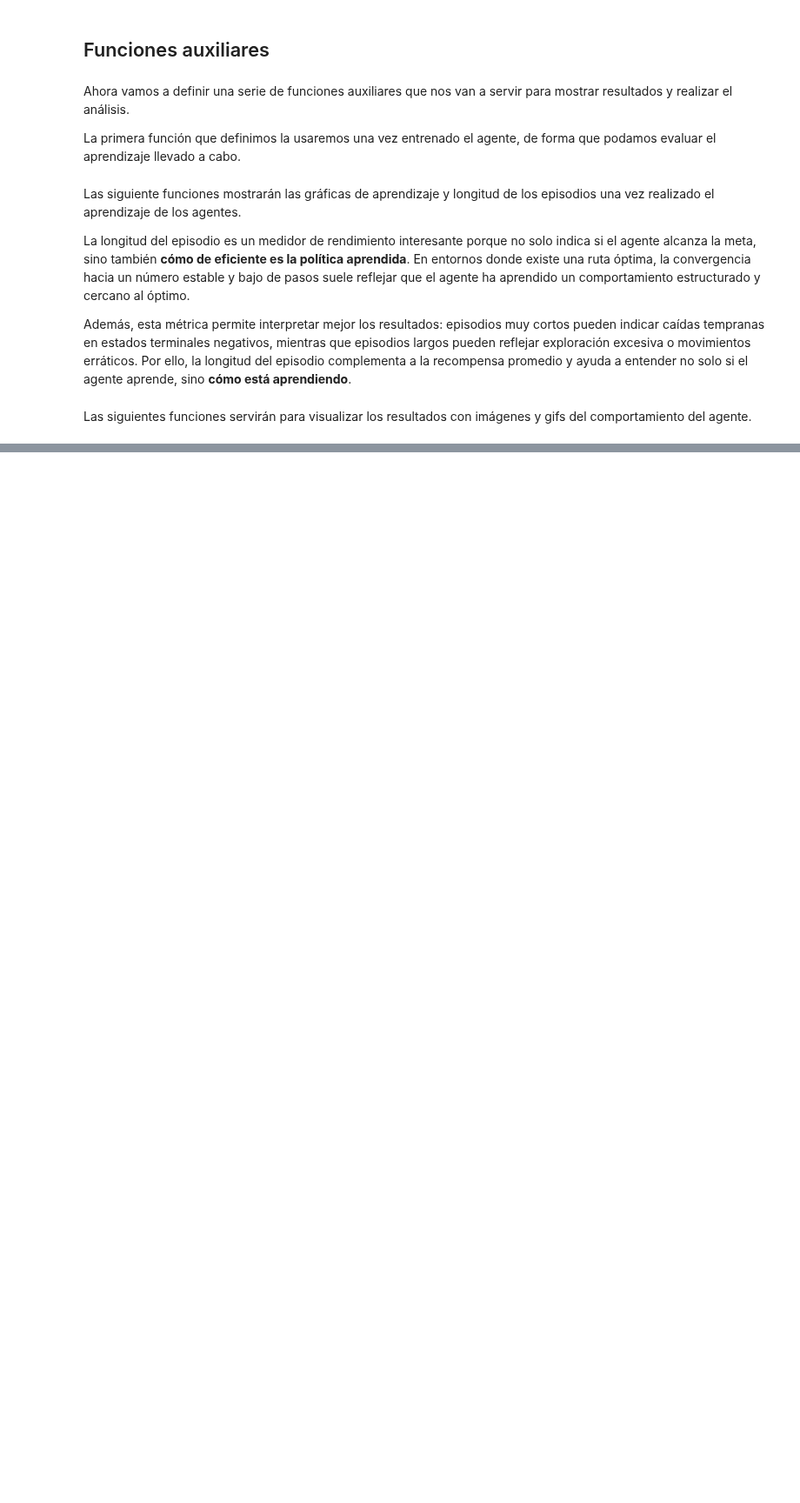
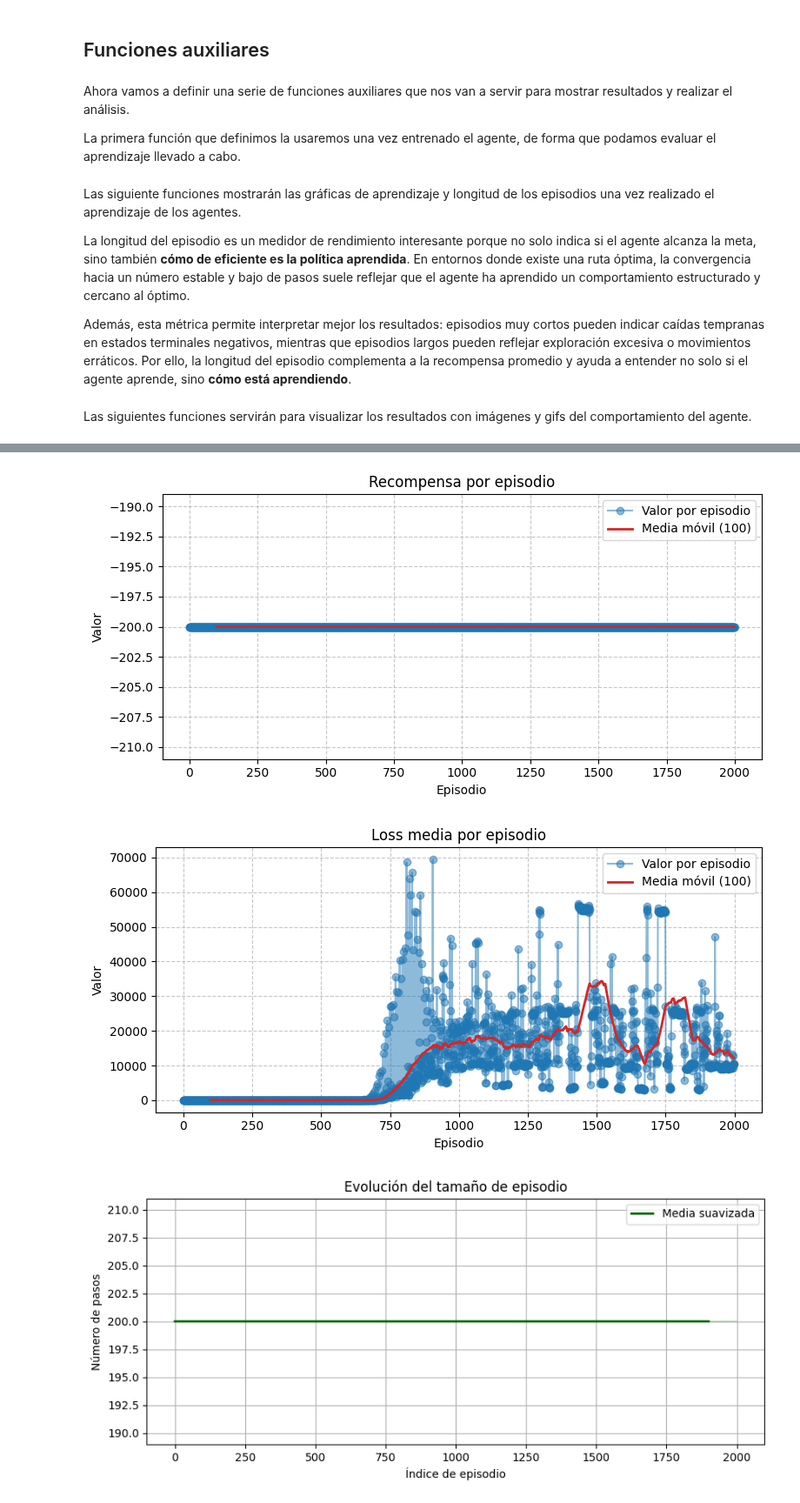
Before and after one commit to angelms2003/FernandezMartinezPolo-EML-RL, a Jupyter notebook: Entornos_Complejos/Deep_Q_Learning.ipynb, the cells around one changed output, grey strips where cells are left out. Shown at 87% size. Drawn from its saved outputs; the diff is of its cells as text; code cells hidden in the pictures; blank space fills up the shorter version.

```diff
--- a/Entornos_Complejos/Deep_Q_Learning.ipynb
+++ b/Entornos_Complejos/Deep_Q_Learning.ipynb
@@ -201,0 +322,7 @@ def on_policy_all_visit(agente, num_episodes=5000):
+# %%
+def normalize_state(state):
+    pos_min, pos_max = -1.2, 0.6
+    vel_min, vel_max = -0.07, 0.07
+    pos = (state[0] - pos_min) / (pos_max - pos_min)
+    vel = (state[1] - vel_min) / (vel_max - vel_min)
+    return np.array([pos, vel])
@@ -753,0 +589,4 @@ Los resultados, como se puede observar, son nefastos. El incremento de complejid
+# %%
+env = gym.make("MountainCar-v0", render_mode="rgb_array")
+# Fijamos la semilla
+env.reset(seed=SEED)
@@ -753,0 +601,25 @@ Los resultados, como se puede observar, son nefastos. El incremento de complejid
+# %%
+n_episodes = 2000  # menos para pruebas rápidas
+
+agent = DQN_Agent(
+    env,
+    hidden_dim=128,
+    lr=1e-3,
+    gamma=0.99,
+    epsilon=1.0,          # empezamos más exploratorio
+    epsilon_min=0.05,
+    epsilon_decay=0.995,
+    buffer_size=10000,
+    batch_size=64,
+    target_update_freq=1000,
+    max_steps_episode=200,
+    clip_grad=1.0
+)
+
+rewards_per_episode, episode_lengths, episode_losses = train_dqn(agent, n_episodes, seed=SEED)
+
+# Guardar modelo final
+agent.save_model("modelo_dqn.pth")
+
+print(f"Entrenamiento finalizado. Pasos totales: {agent.steps}")
+print(f"Reward medio últimos 100 episodios: {np.mean(rewards_per_episode[-100:]):.2f}")
@@ -753,0 +639,8 @@ Los resultados, como se puede observar, son nefastos. El incremento de complejid
+# %%
+display_training_curve(rewards_per_episode, "Recompensa por episodio")
+display_training_curve(episode_losses, "Loss media por episodio")
+draw_episode_length_trend(episode_lengths)
+# %% [output]
+[figure, added]
+[figure, added]
+[figure, added]
```
Also changed, not shown: parts of 78 cells of this notebook.
